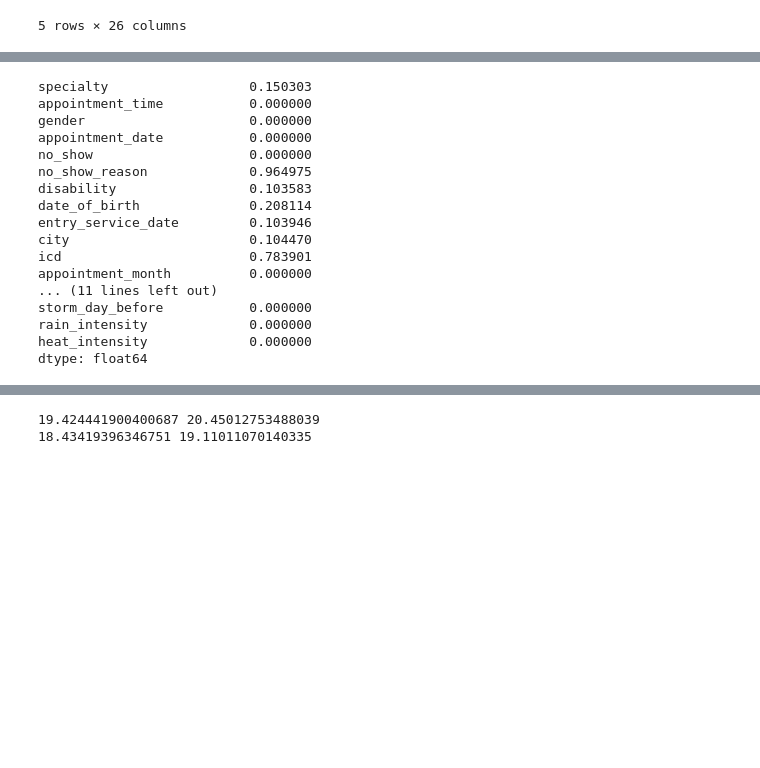
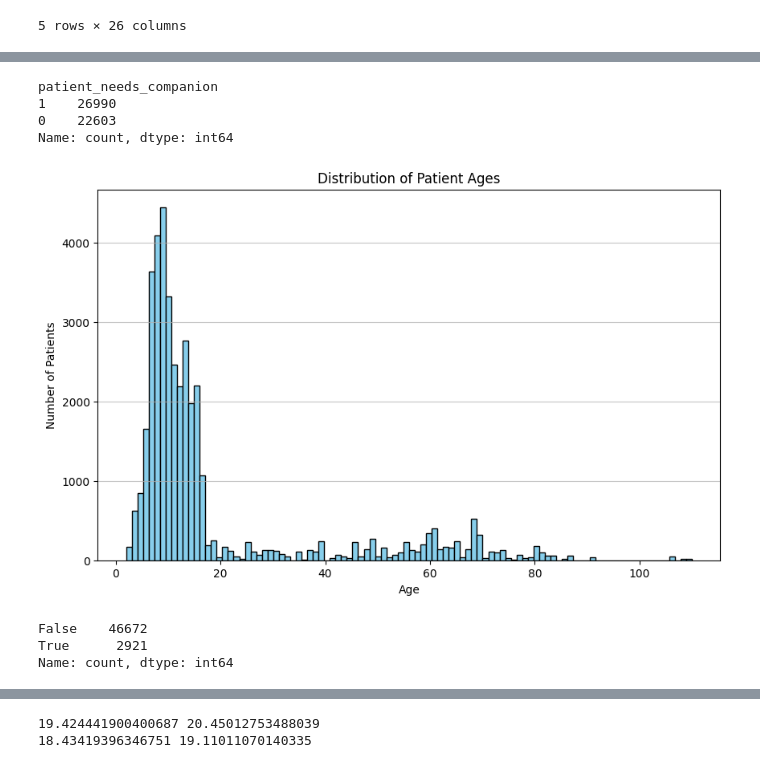
Before and after one commit to dealom/Medical-Appointments-No-Shows, a Jupyter notebook: Code Testing.ipynb, the cells around one changed output, grey strips where cells are left out. Saved outputs shown, nothing was run; the diff lists cells and outputs as text; code cells hidden in the pictures; blank space fills up the shorter version.

```diff
--- a/Code Testing.ipynb
+++ b/Code Testing.ipynb
@@ -19,20 +44,25 @@ dt.head()
+# %%
+dt['patient_needs_companion'].value_counts()
+# %% [output]
+patient_needs_companion
+1    26990
+0    22603
+Name: count, dtype: int64
+# %%
+plt.figure(figsize=(10, 6))
+plt.hist(dt['age'], bins=100, color='skyblue', edgecolor='black')
+plt.title('Distribution of Patient Ages')
+plt.xlabel('Age')
+plt.ylabel('Number of Patients')
+plt.grid(axis='y', alpha=0.75)
+plt.show()
+# %% [output]
+[figure, added]
 # %%
-dt.isna().mean()
+dt
-# %% [output]
-specialty                  0.150303
-appointment_time           0.000000
-gender                     0.000000
-appointment_date           0.000000
-no_show                    0.000000
-no_show_reason             0.964975
-disability                 0.103583
-date_of_birth              0.208114
-entry_service_date         0.103946
-city                       0.104470
-icd                        0.783901
-appointment_month          0.000000
-... (11 lines left out)
-storm_day_before           0.000000
-rain_intensity             0.000000
-heat_intensity             0.000000
-dtype: float64
+# %%
+dt.duplicated().value_counts()
+# %% [output]
+False    46672
+True      2921
+Name: count, dtype: int64
```
Also changed, not shown: parts of 9 cells of this notebook, 3 other files.
